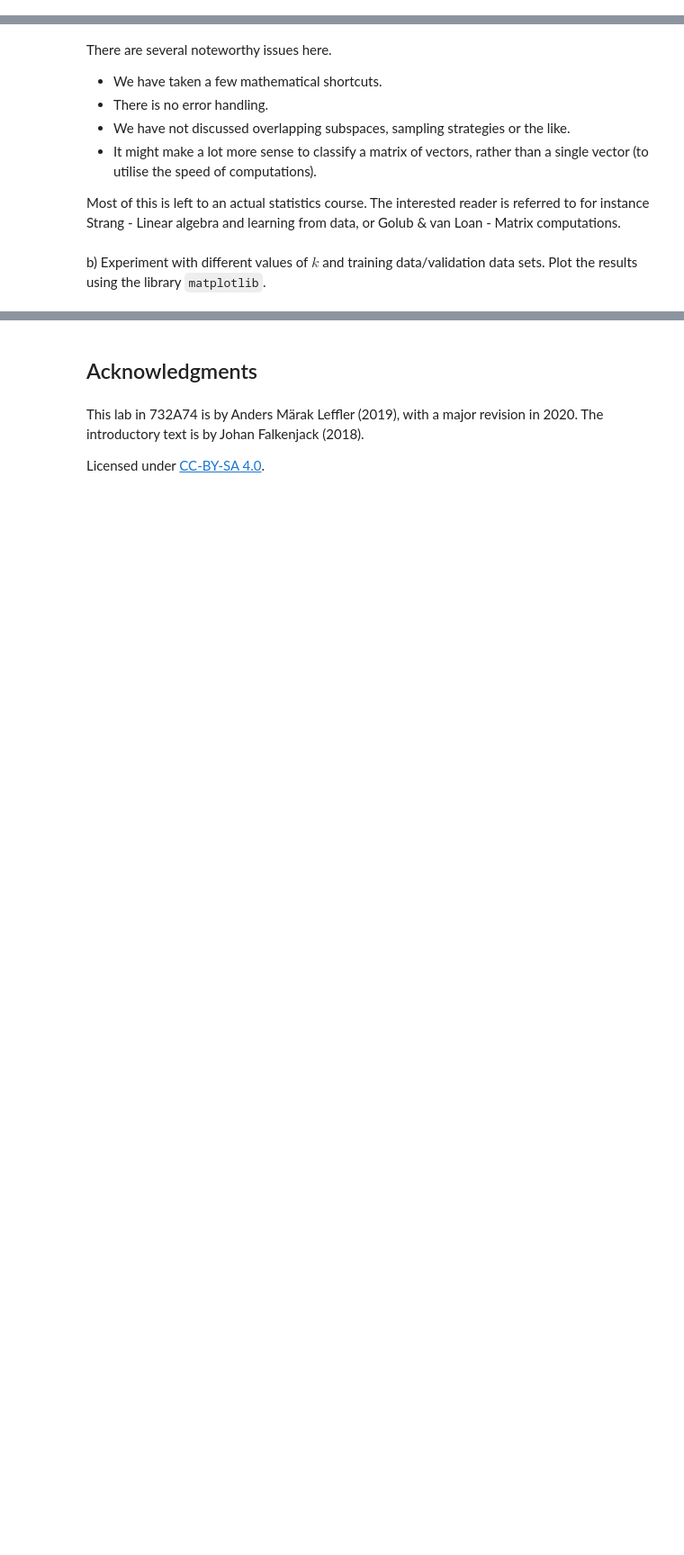
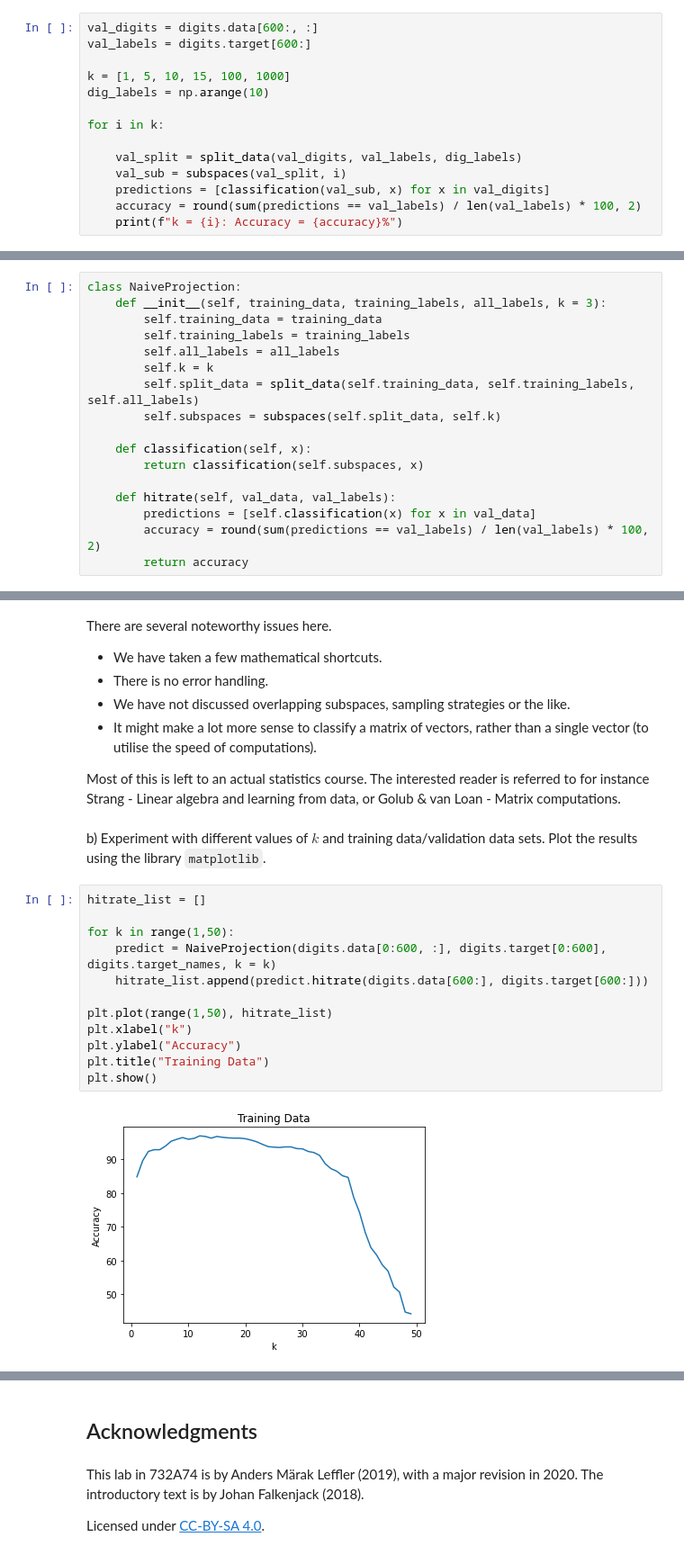
Before and after one commit to JS2387/Introduction-to-Python, a Jupyter notebook: Lab5/732a70-la5-2021.ipynb, the cells around one changed output, grey strips where cells are left out. Shown at 90% size. Saved outputs shown, nothing was run; the diff lists cells and outputs as text; blank space fills up the shorter version.

````diff
--- a/Lab5/732a70-la5-2021.ipynb
+++ b/Lab5/732a70-la5-2021.ipynb
@@ -231,2 +539,16 @@ g) Create a function `classification(spaces, x)` that takes a dictionary such as
 # %% [markdown]
 h) Now pick the first 600 rows as training and the remaining (about 1100) as validation sets. What percentage does the classifier get right? What happens if you pick $k = 5, 10, 100, 1000$? Try it out. (The sharp-eyed student will notice that not all of these choices make sense from a mathematical perspective.)
+# %%
+val_digits = digits.data[600:, :]
+val_labels = digits.target[600:]
+
+k = [1, 5, 10, 15, 100, 1000]
+dig_labels = np.arange(10)
+
+for i in k:
+
+    val_split = split_data(val_digits, val_labels, dig_labels)
+    val_sub = subspaces(val_split, i)
+    predictions = [classification(val_sub, x) for x in val_digits]
+    accuracy = round(sum(predictions == val_labels) / len(val_labels) * 100, 2)
+    print(f"k = {i}: Accuracy = {accuracy}%")
@@ -248,6 +577,23 @@ dig15 = NaiveProjection(digits.data[0:600, :], digits.target[0:600], k = 15)
 dig1 = NaiveProjection(digits.data[0:600, :], digits.target[0:600], k = 1)
 ```
 which should be entirely independent.
+# %%
+class NaiveProjection:
+    def __init__(self, training_data, training_labels, all_labels, k = 3):
+        self.training_data = training_data
+        self.training_labels = training_labels
+        self.all_labels = all_labels
+        self.k = k
+        self.split_data = split_data(self.training_data, self.training_labels, self.all_labels)
+        self.subspaces = subspaces(self.split_data, self.k)
+
+    def classification(self, x):
+        return classification(self.subspaces, x)
+
+    def hitrate(self, val_data, val_labels):
+        predictions = [self.classification(x) for x in val_data]
+        accuracy = round(sum(predictions == val_labels) / len(val_labels) * 100, 2)
+        return accuracy
 # %%
 # You can test here
 dig1 = NaiveProjection(digits.data[0:600, :], digits.target[0:600], digits.target_names, k = 1)
@@ -265,3 +614,17 @@ There are several noteworthy issues here.
 Most of this is left to an actual statistics course. The interested reader is referred to for instance Strang - Linear algebra and learning from data, or Golub & van Loan - Matrix computations.
 # %% [markdown]
 b) Experiment with different values of $k$ and training data/validation data sets. Plot the results using the library ```matplotlib```.
+# %%
+hitrate_list = []
+
+for k in range(1,50):
+    predict = NaiveProjection(digits.data[0:600, :], digits.target[0:600], digits.target_names, k = k)
+    hitrate_list.append(predict.hitrate(digits.data[600:], digits.target[600:]))
+
+plt.plot(range(1,50), hitrate_list)
+plt.xlabel("k")
+plt.ylabel("Accuracy")
+plt.title("Training Data")
+plt.show()
+# %% [output]
+[figure, added]
````
Also changed, not shown: parts of 46 cells of this notebook.
